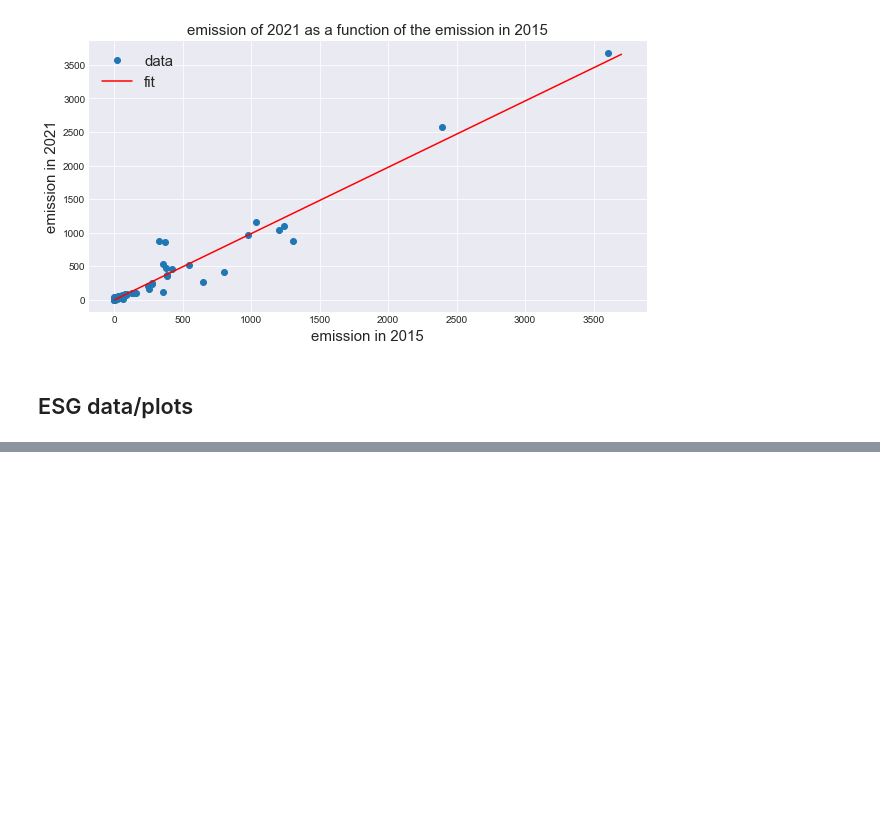
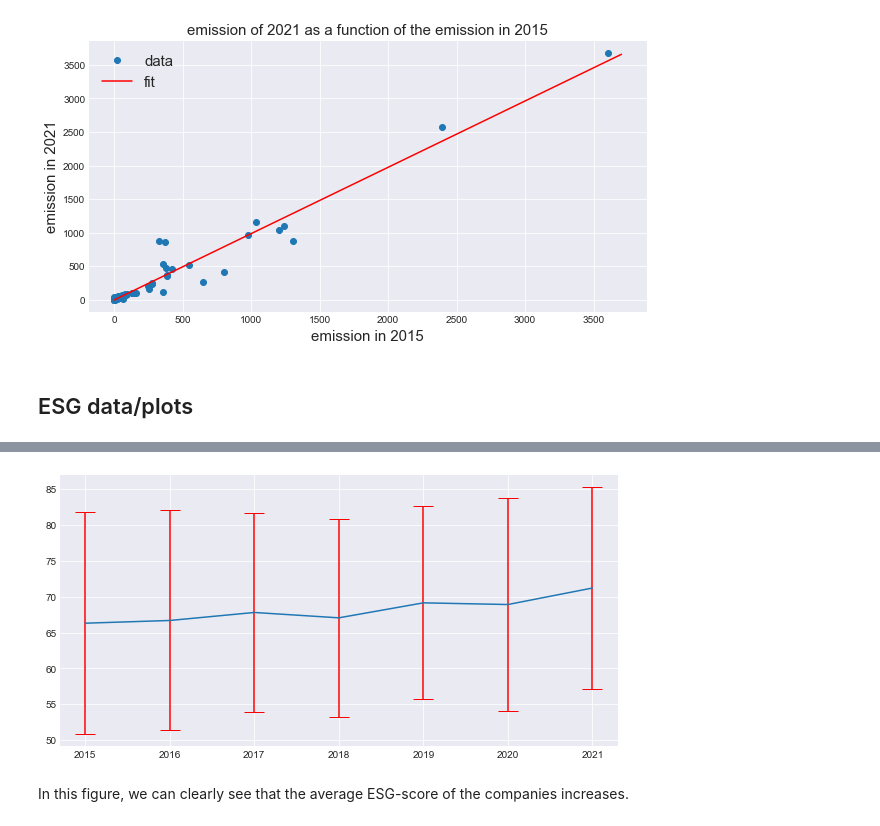
Before and after one commit to AukeVanSighem/ECB-Bond-Purchases, a Jupyter notebook: DataAnalysis.ipynb, the cells around one changed output, grey strips where cells are left out. Drawn from its saved outputs; the diff is of its cells as text; code cells hidden in the pictures; blank space fills up the shorter version.

```diff
--- a/DataAnalysis.ipynb
+++ b/DataAnalysis.ipynb
@@ -379,0 +388,19 @@ plt.show()
+# %%
+plt.figure(figsize=(10,5))
+
+years = range(2015,2022)
+
+mean = esg_company_data.mean().values
+error = esg_company_data.std().values
+
+max_values = esg_company_data.max().values
+min_values = esg_company_data.min().values
+
+plt.errorbar(years, mean, yerr=error, ecolor='r', capsize=10)
+plt.ylim=(0,100)
+
+plt.show()
+# %% [output]
+[figure, added]
+# %% [markdown]
+In this figure, we can clearly see that the average ESG-score of the companies increases.
```
Also changed, not shown: parts of 5 cells of this notebook.
